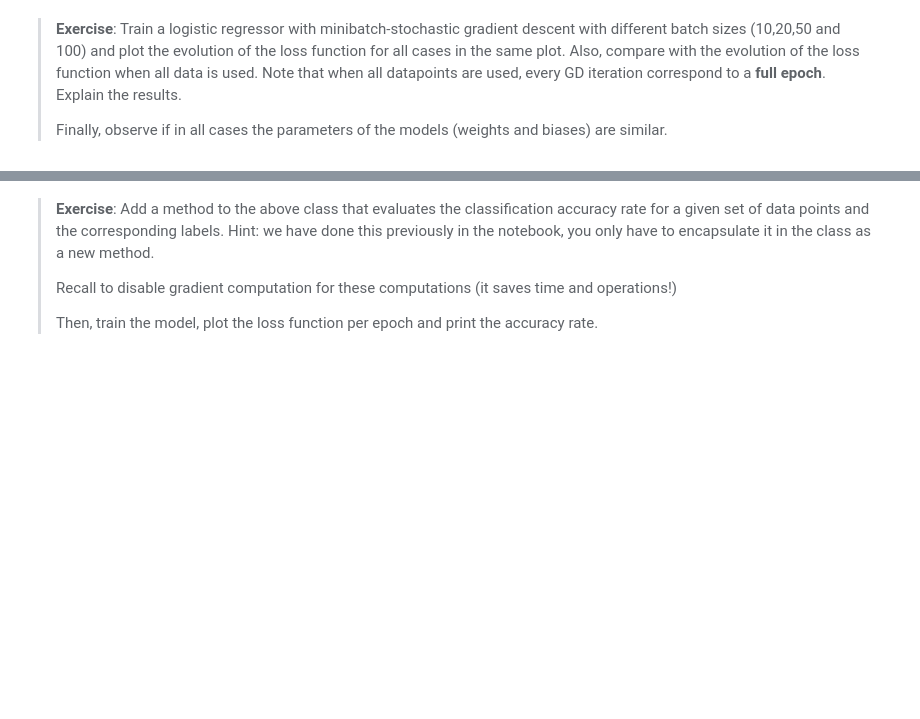
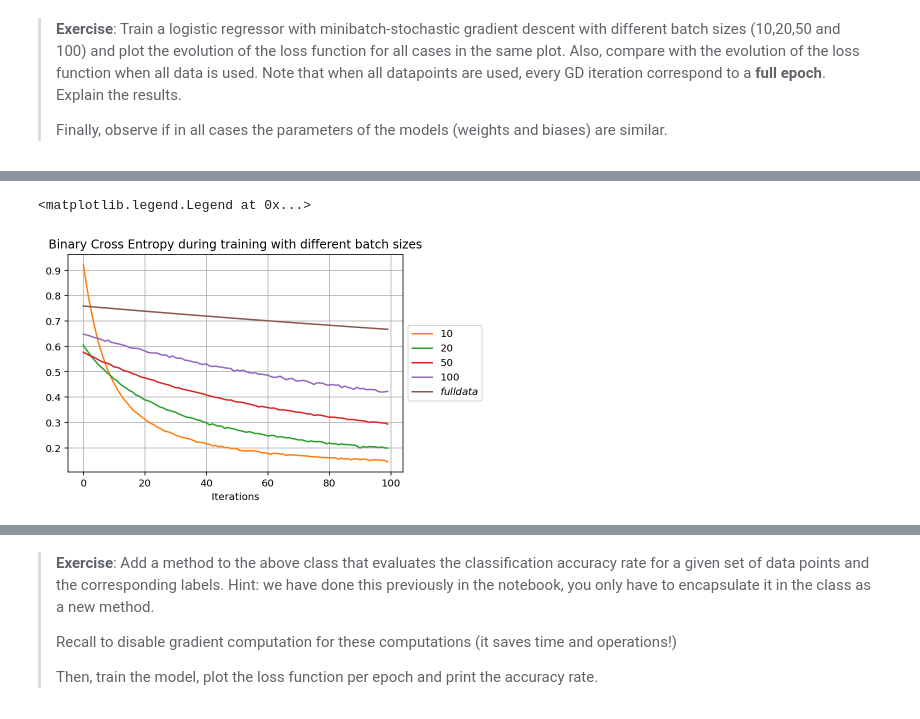
Before and after one commit to boscodeeromeu/NN, a Jupyter notebook: LogitPytorch.ipynb, the cells around one changed output, grey strips where cells are left out. Drawn from its saved outputs; the diff is of its cells as text; code cells hidden in the pictures; blank space fills up the shorter version.

```diff
--- a/LogitPytorch.ipynb
+++ b/LogitPytorch.ipynb
@@ -914,7 +918,7 @@ class LR_stochastic(LR_compact):
 
         self.num_train = num_train_data
 
-        self.num_batchs = np.floor(self.num_train/self.batch_size)
+        self.num_batchs = np.floor(self.num_train/self.batch_size)#floor te da el numero entero mas cercano al decimaal (mas cercano e inferior)
 
 
     def train(self, x, y):
@@ -935,11 +939,11 @@ class LR_stochastic(LR_compact):
 
                 # Indexes of the datapoints that enter the batch
 
-                idx_batch = idx[i*self.batch_size:(i+1)*self.batch_size]
+                idx_batch = idx[i*self.batch_size:(i+1)*self.batch_size]#es posible que no se usen hasta batch_size - 1 datos durante el training
 
                 out = self.forward(x[idx_batch,:])
 
-                loss = self.criterion(out_train, y[idx_batch,:].view(x[idx_batch,:].shape[0], 1))
+                loss = self.criterion(out, y[idx_batch].view(x[idx_batch,:].shape[0], 1))#  cuidado aqui, te daba error porq habias puesto y[idx_batch, :] pero el input es un vector de una dimension
 
                 running_loss += loss.item()
 
@@ -950,7 +954,6 @@ class LR_stochastic(LR_compact):
             self.loss_during_training.append(running_loss/self.num_batchs)
 
             if(e % self.print_every == 0):
-
                 print("Training loss after %d epochs: %f"
                       %(e,self.loss_during_training[-1]))
 # %% [markdown]
@@ -962,0 +964,18 @@ Also, compare with the evolution of the loss function when all data is used. Not
+# %%
+mb_LR = LR_stochastic(x.shape[1], x.shape[0], 100, 0.001, 1, 20)
+batch_sizes = [10, 20, 50, 100]
+mb_results = {}
+
+for bs in batch_sizes:
+  print('\n\tTraining with batches of size {}\n'.format(bs))
+  mb_LR = LR_stochastic(x.shape[1], x.shape[0], 100, 0.001, bs, 20)
+  mb_LR.train(torch.tensor(x), torch.tensor(y))
+  mb_results[str(bs)] = [mb_LR.loss_during_training, mb_LR.parameters()]
+
+#we train the LR with sgd and 100 iterations (since we're using 100 epochs)
+print('\n\tTraining with batches all the data\n')
+my_LR = LR_extended(x.shape[1], sgd_iterations=100, lr=0.001)
+my_LR.train(torch.tensor(x), torch.tensor(y))
+print('Training loss after 100 iterations: ', my_LR.loss_during_training[-1])
+
+mb_results['full data'] = [my_LR.loss_during_training, my_LR.parameters()]
@@ -962,0 +1000,15 @@ Also, compare with the evolution of the loss function when all data is used. Not
+# %%
+plt.plot(mb_results['10'][0], color = 'C1',label='$10$')
+plt.plot(mb_results['20'][0], color = 'C2',label='$20$')
+plt.plot(mb_results['50'][0], color = 'C3',label='$50$')
+plt.plot(mb_results['100'][0], color = 'C4',label='$100$')
+plt.plot(mb_results['full data'][0], color = 'C5',label='$full data$')
+
+
+plt.title('Binary Cross Entropy during training with different batch sizes')
+plt.xlabel('Iterations')
+plt.grid()
+plt.legend(loc='center left', bbox_to_anchor=(1, 0.5))
+# %% [output]
+<matplotlib.legend.Legend at 0x...>
+[figure, added]
```
Also changed, not shown: parts of 12 cells of this notebook.
